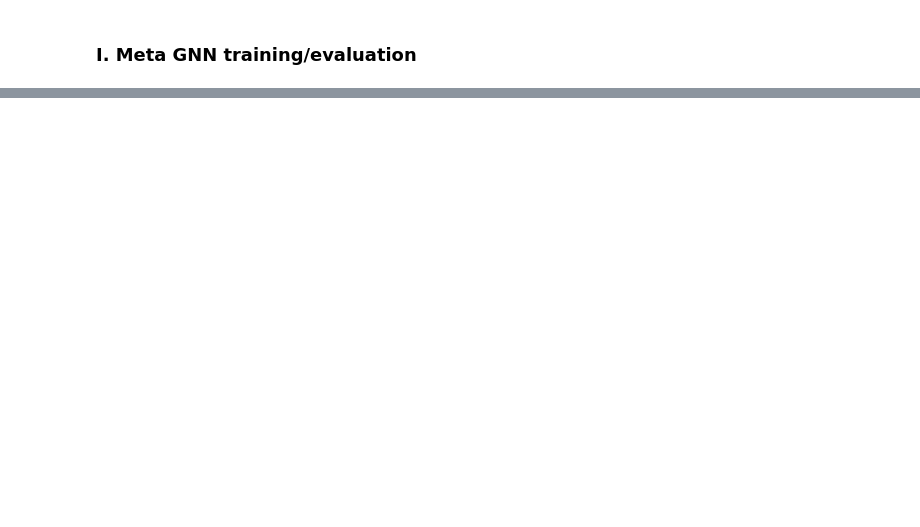
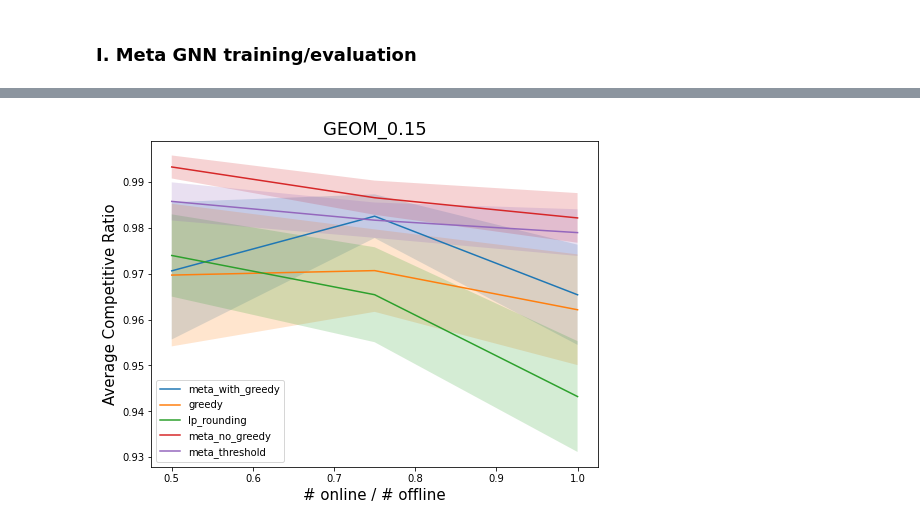
Before and after one commit to anders-wikum/GNN-OBM, a Jupyter notebook: notebooks/meta_learner.ipynb, the cells around one changed output, grey strips where cells are left out. Saved outputs shown, nothing was run; the diff lists cells and outputs as text; code cells hidden in the pictures; blank space fills up the shorter version.

Commit message:
meta experiments

```diff
--- a/notebooks/meta_learner.ipynb
+++ b/notebooks/meta_learner.ipynb
@@ -150,6 +134 @@ args = {
-# %%
-sum = torch.zeros(2)
-for data in train_data:
-    sum += data.hint
-print(sum)
 # %%
@@ -277,6 +320,7 @@ ba_config = {
 }
 geom_config = {
     'graph_type': 'GEOM',
-    'threshold': 0.2,
-    'scaling': 1 / np.sqrt(2)
+    'q': 0.25,
+    'd': 2,
+    'weighted': True
 }
@@ -345,0 +327,3 @@ plt.show()
+# %%
+META, meta_args = load('META_GNN', device)
+META_GREEDY, meta_greedy_args = load('META_GNN_with_greedy', device)
@@ -466,0 +635,55 @@ comp[:10]
+# %%
+graph_configs = [
+    {
+        'graph_type': 'OSMNX',
+        'location': 'Piedmont, California, USA'
+    },
+     {
+        'graph_type': 'OSMNX',
+        'location': 'Fremont, California, USA'
+    },
+    {
+        'graph_type': 'GM'
+    },
+    {
+        'graph_type': 'ER',
+        'p': 0.25,
+        'weighted': True
+    },
+    {
+        'graph_type': 'ER',
+        'p': 0.5,
+        'weighted': True
+    },
+    {
+        'graph_type': 'ER',
+        'p': 0.75,
+        'weighted': True
+    },
+    {
+        'graph_type': 'BA',
+        'ba_param': 4,
+        'weighted': True
+    },
+    {
+        'graph_type': 'BA',
+        'ba_param': 6,
+        'weighted': True
+    },
+    {
+        'graph_type': 'BA',
+        'ba_param': 8,
+        'weighted': True
+    },
+    {
+        'graph_type': 'GEOM',
+        'q': 0.15,
+        'd': 2,
+        'weighted': True
+    }
+]
+
+test = load_meta_experiments(graph_configs)
+_plot_approx_ratios(ratios, test, lambda graph_type: graph_type, confidence = 0.95)
+# %% [output]
+[figure, added]
```
Also changed, not shown: parts of 20 cells of this notebook, 22 other files.
